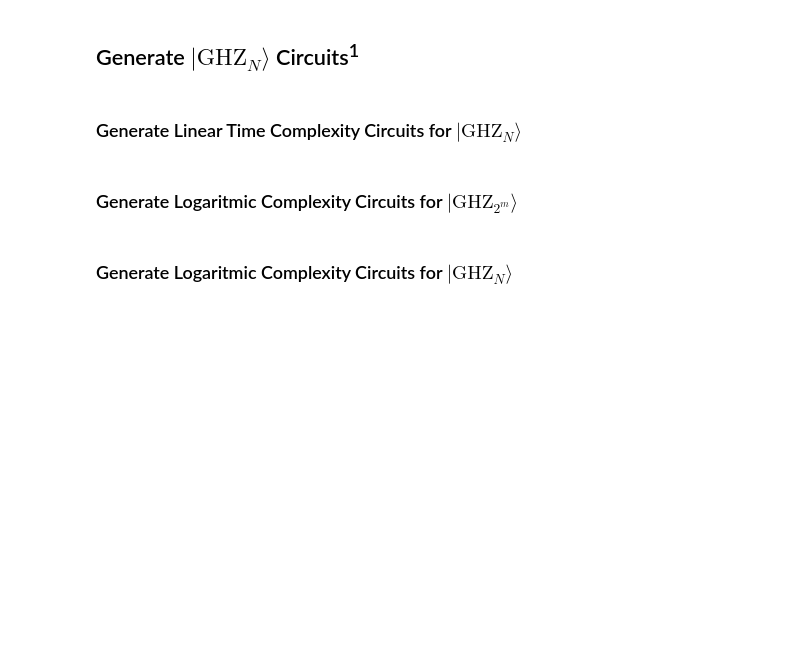
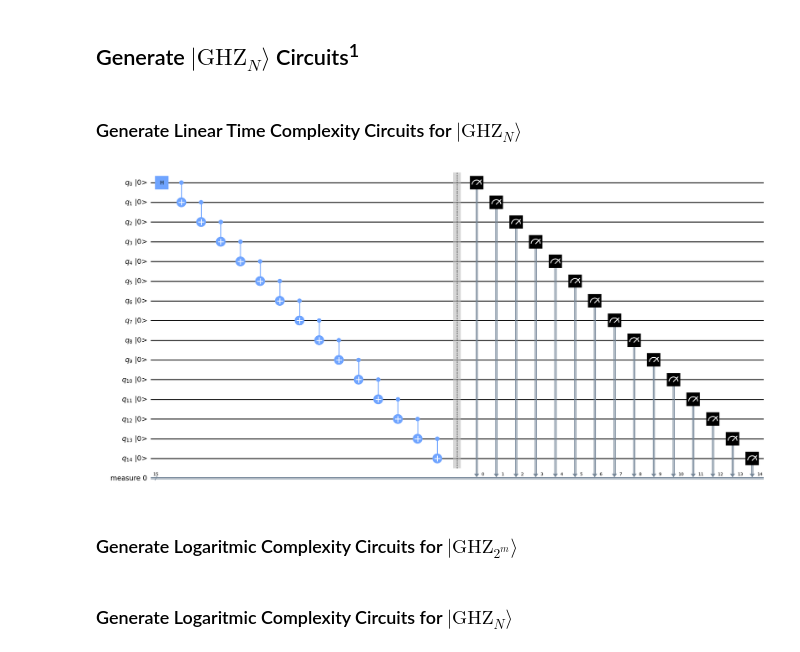
Before and after one commit to Kapral67/CSCI420-Research, a Jupyter notebook: data/QPU.ipynb, the cells around one changed output. Cells and saved outputs as stored; diff of their text form; code cells hidden in the pictures; blank space fills up the shorter version.

```diff
--- a/data/QPU.ipynb
+++ b/data/QPU.ipynb
@@ -27,9 +18,17 @@ backend = FakeWashingtonV2()
+# %%
+# number of qubits: int
+N = 15
+
+# IBMQ Mock Backend (https://qiskit.org/documentation/stable/0.42/apidoc/providers_fake_provider.html#fake-v1-backends)
+from qiskit.providers.fake_provider import FakeCairo
+backend = { 'device': FakeCairo() }
 # %% [markdown]
 #### Automatically Managed Variables
 # %%
 # linear GHZ container
 linear = {
   'circuit': None,
+  'transpiled': None,
   'job': None,
   'result': None,
   'time': None,
@@ -39,6 +38,7 @@ linear = {
 # logarithmic GHZ container
 log = {
   'circuit': None,
+  'transpiled': None,
   'job': None,
   'result': None,
   'time': None,
@@ -46,7 +46,7 @@ log = {
 }
 
 # ideal shots per state
-isps = shots / 2
+isps = 512
 
 # parallel sections
 init = [ 0, 1, 2 ]
@@ -57,6 +57,14 @@ while len(init) <= N:
   i += 1
   k += 1
 s = init[N]
+
+# IBMQ Mock Backend
+if N > 0:
+  backend['name'] = re.sub(r'(_|fake|v\d)', ' ', backend['device'].backend_name.lower()).title()
+  backend['num_qubits'] = backend['device'].configuration().num_qubits
+  backend['simulator'] = AerSimulator.from_backend(backend['device'])
+else:
+  raise RuntimeError(msg=f"Invalid N={N}, must be 0 < N < {backend['num_qubits']}")
 # %% [markdown]
 ---
 # %% [markdown]
@@ -71,8 +79,6 @@ def linear_complexity_GHZ(N: int) -> QuantumCircuit:
     raise ValueError("There must be one or more qubits.")
 
   c = QuantumCircuit(N)
-  for i in range(N):
-    c.reset(i)
   c.h(0)
   for i in range(1, N):
     c.cx(i-1, i)
@@ -80,7 +86,9 @@ def linear_complexity_GHZ(N: int) -> QuantumCircuit:
   return c
 # %%
 linear['circuit'] = linear_complexity_GHZ(N)
-linear['circuit'].draw(output='mpl', fold=-1)
+linear['circuit'].draw(output='mpl', fold=-1, initial_state=True)
+# %% [output]
+[figure, added]
 # %% [markdown]
 ### Generate Logaritmic Complexity Circuits for $|\text{GHZ}_{2^m}\rangle$
 # %%
```
Also changed, not shown: parts of 30 cells of this notebook.
